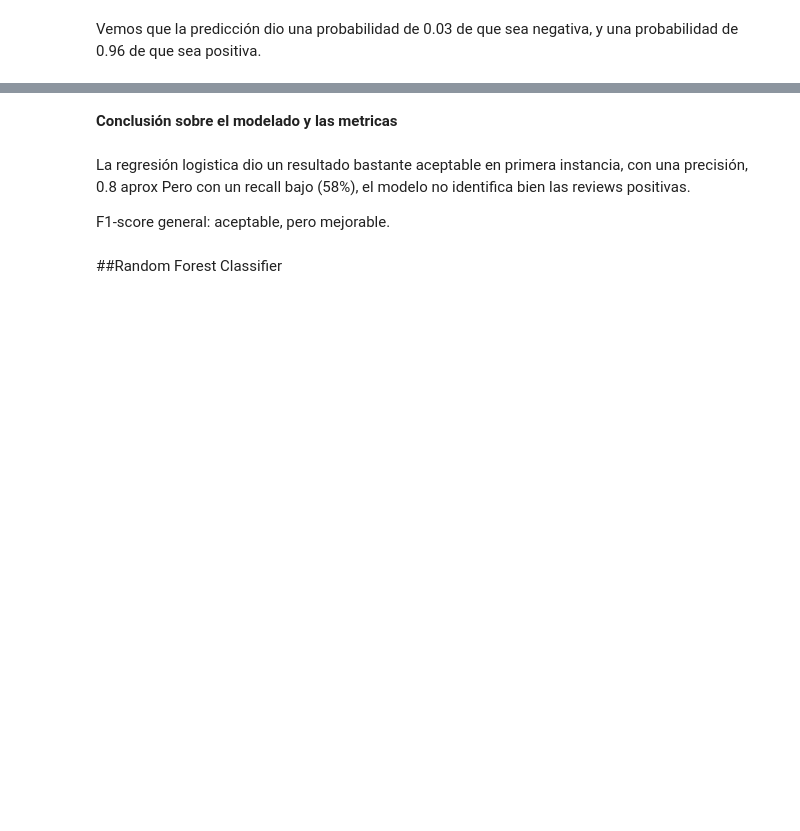
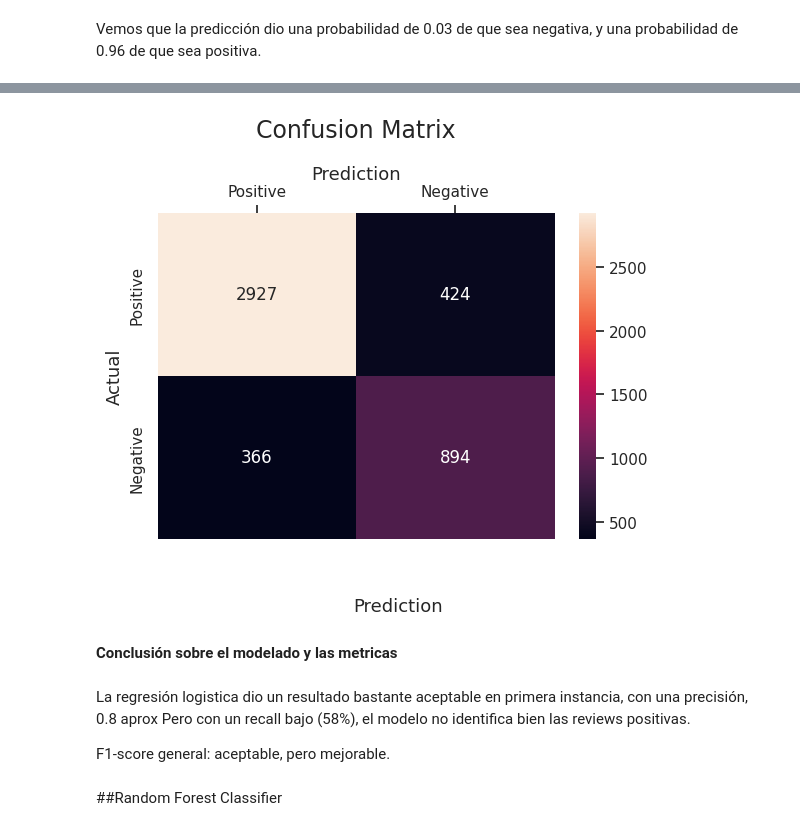
Before and after one commit to Larrentawn/NLP-project, a Jupyter notebook: NLP_Airlines_review.ipynb, the cells around one changed output, grey strips where cells are left out. Drawn from its saved outputs; the diff is of its cells as text; code cells hidden in the pictures; blank space fills up the shorter version.

```diff
--- a/NLP_Airlines_review.ipynb
+++ b/NLP_Airlines_review.ipynb
@@ -962,7 +966,7 @@ df['overall_rating'] = df['overall_rating'].astype(float)
 df['label'] = df['overall_rating'].apply(lambda x: 1 if x >= 5 else 0)
 
 # variables x
-X = tfidf.fit_transform(df['review'])
+X = df['review']
 
 # target
 y = df['label']
@@ -983,6 +1004,17 @@ La cantidad de reviews negativas quedo en 16836 y la cantidad de positivas en 62
 # %%
 # train test split
 X_train, X_test, y_train, y_test = train_test_split(X, y, test_size=0.2, random_state=42)
+# %%
+# Vectorizacion de las variables X.
+tfidf = TfidfVectorizer(
+    stop_words="english",
+    max_df=0.95,
+    min_df=5,
+    ngram_range=(1, 3)  # Usa unigramas, bigramas y trigramas
+)
+
+X_train_tfidf = tfidf.fit_transform(X_train)
+X_test_tfidf = tfidf.transform(X_test)
 # %% [markdown]
 ###Balanceo de clases
 # %% [markdown]
@@ -991,7 +1023,7 @@ Al tener una diferencia tan grande entre reviews positivas y negativas hay que h
 from imblearn.over_sampling import SMOTE
 
 sm = SMOTE(random_state=42)
-X_resampled, y_resampled = sm.fit_resample(X_train, y_train)
+X_resampled, y_resampled = sm.fit_resample(X_train_tfidf, y_train)
 # %%
 Counter(y_resampled)
 # %% [output]
@@ -1010,7 +1042,7 @@ LogisticRegression(C=10)
 **Evaluación del rendimiento del modelo**
 # %%
 # Evaluación
-y_pred = clf.predict(X_test)
+y_pred = clf.predict(X_test_tfidf)
 print(classification_report(y_test, y_pred))
 # %% [output]
               precision    recall  f1-score   support
@@ -1083,3 +1155,21 @@ for review, pred, proba in zip(test_reviews, predictions, probabilities):
+# %%
+cm = confusion_matrix(y_test,y_pred)
+sns.heatmap(cm,
+            annot=True,
+            fmt='g',
+            xticklabels=['Positive','Negative'],
+            yticklabels=['Positive','Negative'])
+plt.ylabel('Actual', fontsize=13)
+plt.title('Confusion Matrix', fontsize=17, pad=20)
+plt.gca().xaxis.set_label_position('top')
+plt.xlabel('Prediction', fontsize=13)
+plt.gca().xaxis.tick_top()
+
+plt.gca().figure.subplots_adjust(bottom=0.2)
+plt.gca().figure.text(0.5, 0.05, 'Prediction', ha='center', fontsize=13)
+plt.show()
+# %% [output]
+[figure, added]
 # %% [markdown]
 **Conclusión sobre el modelado y las metricas**
 # %% [markdown]
```
Also changed, not shown: parts of 23 cells of this notebook.
